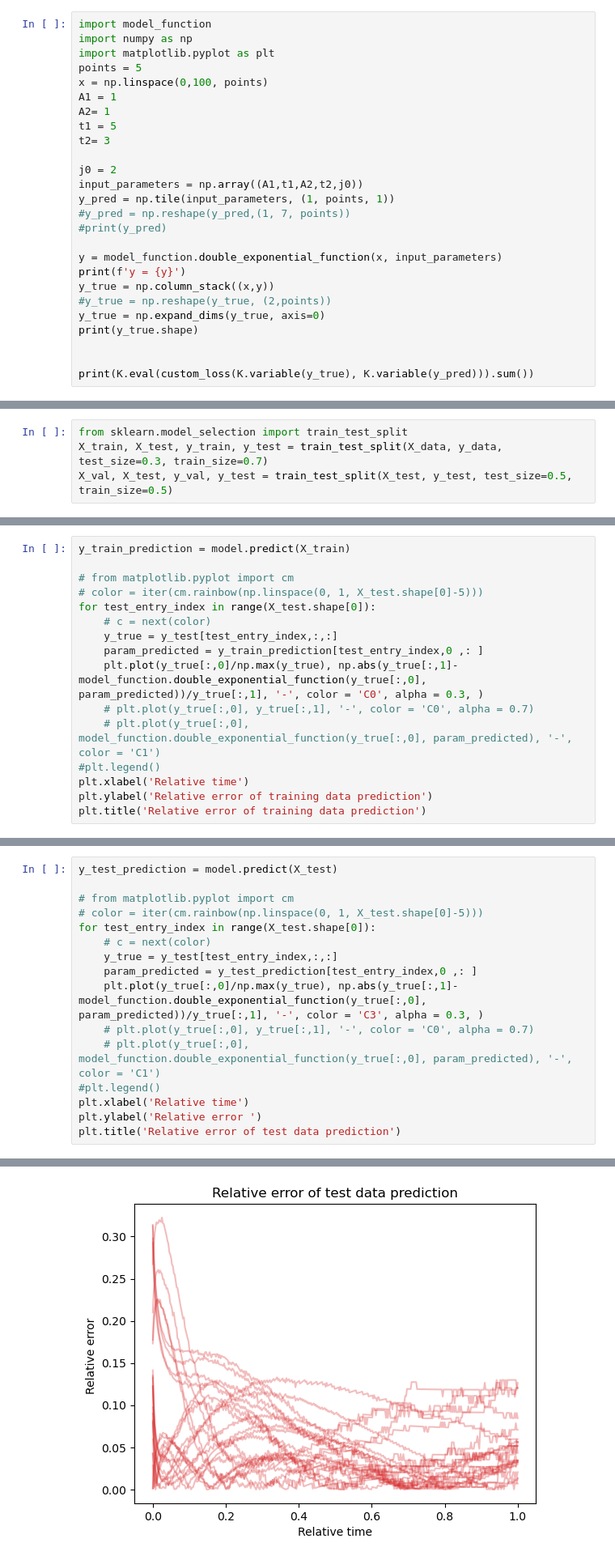
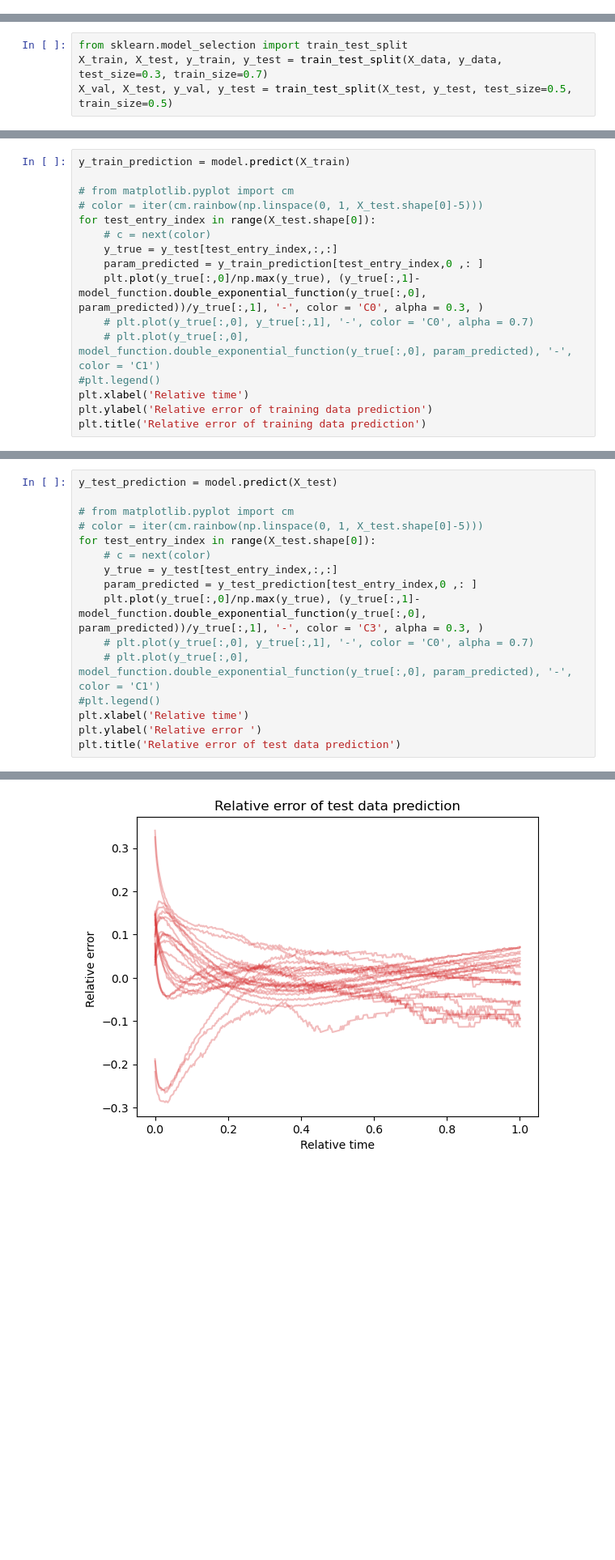
Before and after one commit to Quanta-Dan/Machine_Learning, a Jupyter notebook: keras_neural_square_error.ipynb, the cells around one changed output, grey strips where cells are left out. Shown: that part at 81% size. Saved outputs shown, nothing was run; the diff lists cells and outputs as text; blank space fills up the shorter version.

```diff
--- a/keras_neural_square_error.ipynb
+++ b/keras_neural_square_error.ipynb
@@ -69,26 +0,0 @@ def create_nn():
-# %%
-import model_function
-import numpy as np
-import matplotlib.pyplot as plt
-points = 5
-x = np.linspace(0,100, points)
-A1 = 1
-A2= 1
-t1 = 5
-t2= 3
-
-j0 = 2
-input_parameters = np.array((A1,t1,A2,t2,j0))
-y_pred = np.tile(input_parameters, (1, points, 1))
-#y_pred = np.reshape(y_pred,(1, 7, points))
-#print(y_pred)
-
-y = model_function.double_exponential_function(x, input_parameters)
-print(f'y = {y}')
-y_true = np.column_stack((x,y))
-#y_true = np.reshape(y_true, (2,points))
-y_true = np.expand_dims(y_true, axis=0)
-print(y_true.shape)
-
-
-print(K.eval(custom_loss(K.variable(y_true), K.variable(y_pred))).sum())
@@ -256,7 +271,7 @@ for test_entry_index in range(X_test.shape[0]):
     # c = next(color)
     y_true = y_test[test_entry_index,:,:]
     param_predicted = y_train_prediction[test_entry_index,0 ,: ]
-    plt.plot(y_true[:,0]/np.max(y_true), np.abs(y_true[:,1]- model_function.double_exponential_function(y_true[:,0], param_predicted))/y_true[:,1], '-', color = 'C0', alpha = 0.3, )
+    plt.plot(y_true[:,0]/np.max(y_true), (y_true[:,1]- model_function.double_exponential_function(y_true[:,0], param_predicted))/y_true[:,1], '-', color = 'C0', alpha = 0.3, )
     # plt.plot(y_true[:,0], y_true[:,1], '-', color = 'C0', alpha = 0.7)
     # plt.plot(y_true[:,0], model_function.double_exponential_function(y_true[:,0], param_predicted), '-', color = 'C1')
 #plt.legend()
@@ -276,7 +291,7 @@ for test_entry_index in range(X_test.shape[0]):
     # c = next(color)
     y_true = y_test[test_entry_index,:,:]
     param_predicted = y_test_prediction[test_entry_index,0 ,: ]
-    plt.plot(y_true[:,0]/np.max(y_true), np.abs(y_true[:,1]- model_function.double_exponential_function(y_true[:,0], param_predicted))/y_true[:,1], '-', color = 'C3', alpha = 0.3, )
+    plt.plot(y_true[:,0]/np.max(y_true), (y_true[:,1]- model_function.double_exponential_function(y_true[:,0], param_predicted))/y_true[:,1], '-', color = 'C3', alpha = 0.3, )
     # plt.plot(y_true[:,0], y_true[:,1], '-', color = 'C0', alpha = 0.7)
     # plt.plot(y_true[:,0], model_function.double_exponential_function(y_true[:,0], param_predicted), '-', color = 'C1')
 #plt.legend()
@@ -288,2 +303,2 @@ plt.title('Relative error of test data prediction')
 Text(0.5, 1.0, 'Relative error of test data prediction')
-[figure, old version]
+[figure, new version]
```
Also changed, not shown: parts of 12 cells of this notebook, 1 other file.
